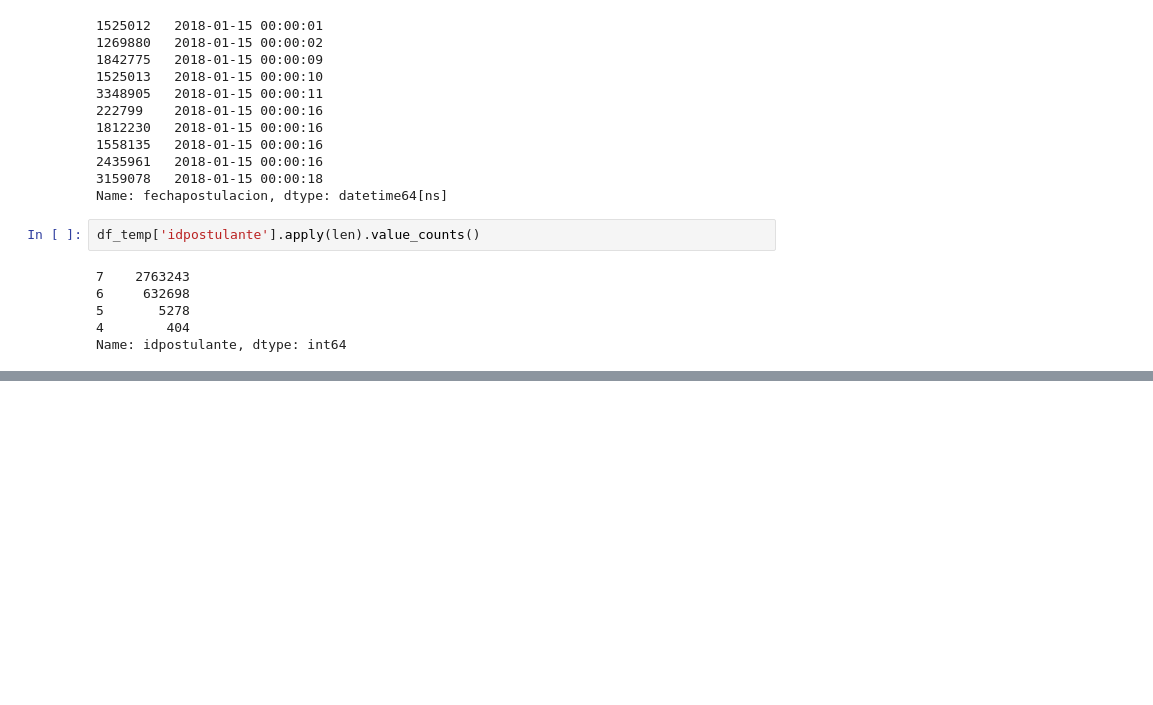
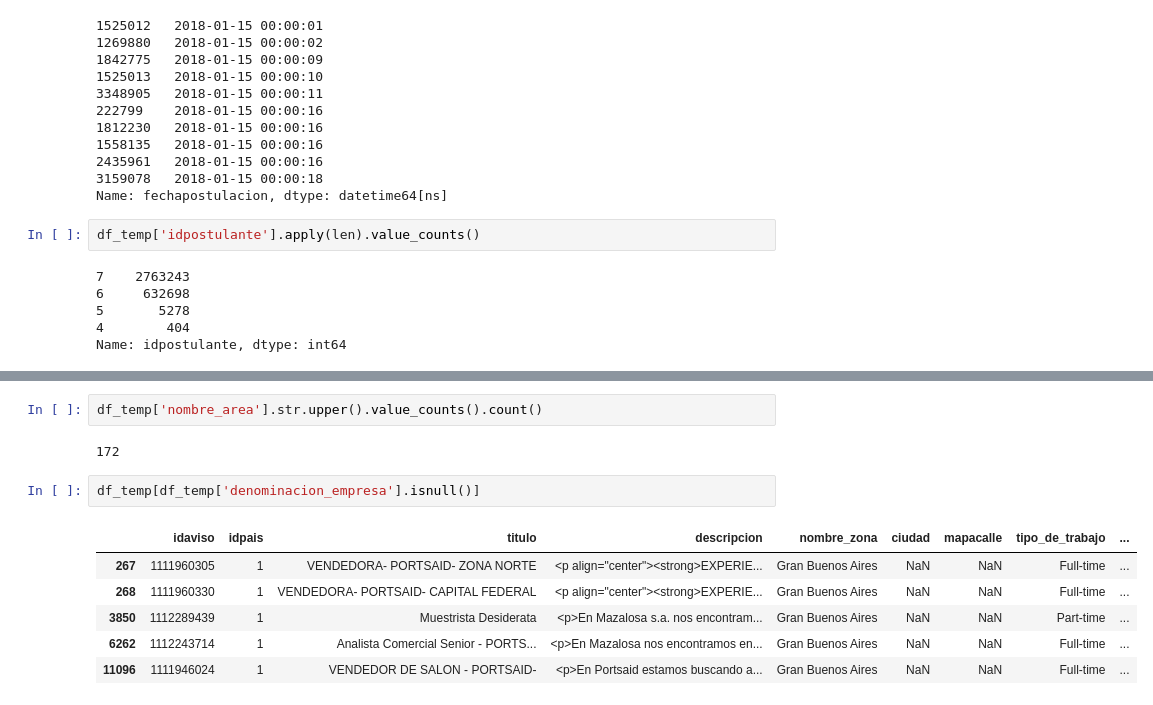
Before and after one commit to javierleyes/OrganizacionDeDatos, a Jupyter notebook: purgatorio.ipynb, the cells around one changed output, grey strips where cells are left out. Saved outputs shown, nothing was run; the diff lists cells and outputs as text; blank space fills up the shorter version.

```diff
--- a/purgatorio.ipynb
+++ b/purgatorio.ipynb
@@ -205,0 +364,13 @@ Name: idpostulante, dtype: int64
+# %%
+df_temp['nombre_area'].str.upper().value_counts().count()
+# %% [output]
+172
+# %%
+df_temp[df_temp['denominacion_empresa'].isnull()]
+# %% [output]
+|  | idaviso | idpais | titulo | descripcion | nombre_zona | ciudad | mapacalle | tipo_de_trabajo | ... |
+| 267 | 1111960305 | 1 | VENDEDORA- PORTSAID- ZONA NORTE | <p align="center"><strong>EXPERIE... | Gran Buenos Aires | NaN | NaN | Full-time | ... |
+| 268 | 1111960330 | 1 | VENDEDORA- PORTSAID- CAPITAL FEDERAL | <p align="center"><strong>EXPERIE... | Gran Buenos Aires | NaN | NaN | Full-time | ... |
+| 3850 | 1112289439 | 1 | Muestrista Desiderata | <p>En Mazalosa s.a. nos encontram... | Gran Buenos Aires | NaN | NaN | Part-time | ... |
+| 6262 | 1112243714 | 1 | Analista Comercial Senior - PORTS... | <p>En Mazalosa nos encontramos en... | Gran Buenos Aires | NaN | NaN | Full-time | ... |
+| 11096 | 1111946024 | 1 | VENDEDOR DE SALON - PORTSAID- | <p>En Portsaid estamos buscando a... | Gran Buenos Aires | NaN | NaN | Full-time | ... |
```
Also changed, not shown: parts of 17 cells of this notebook.
